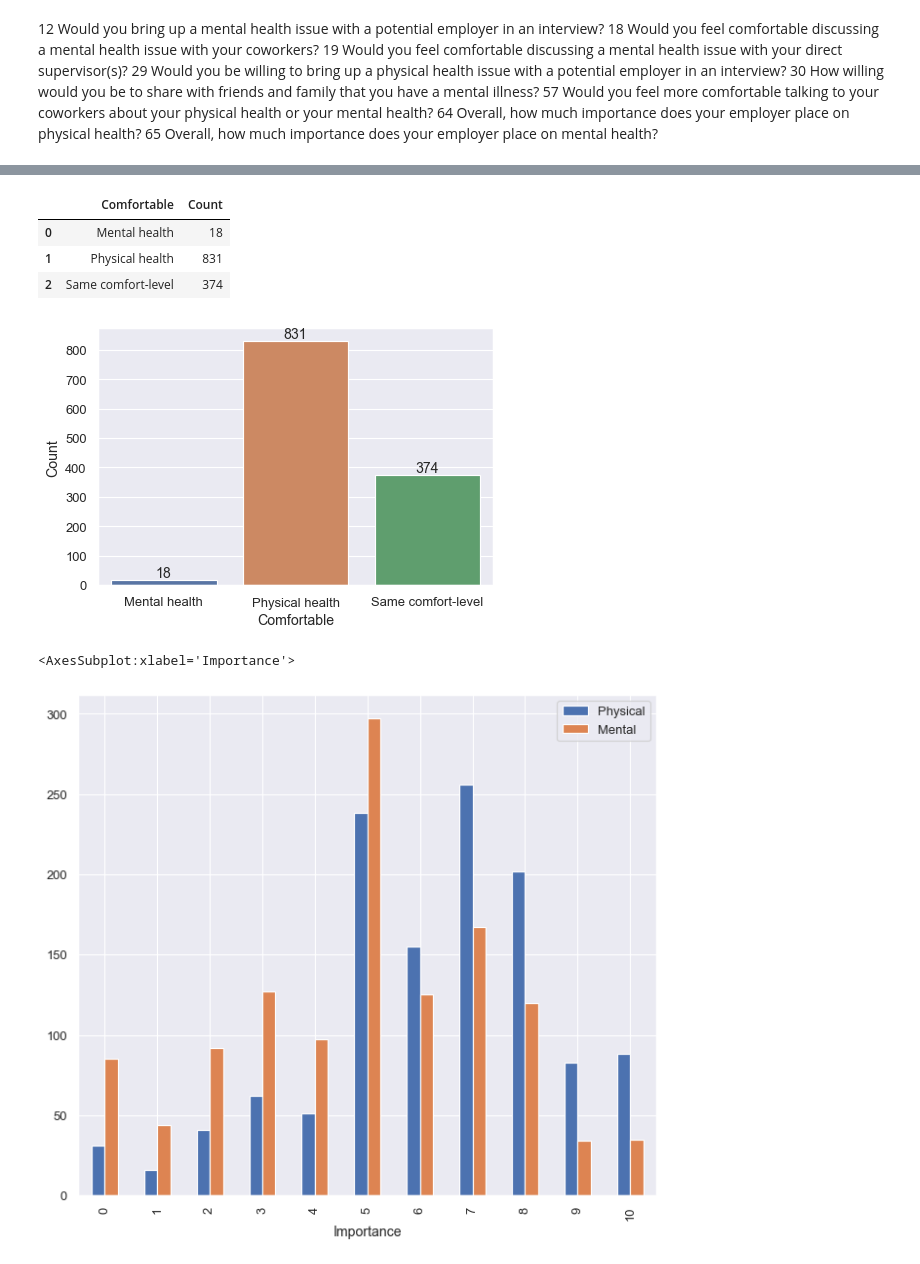
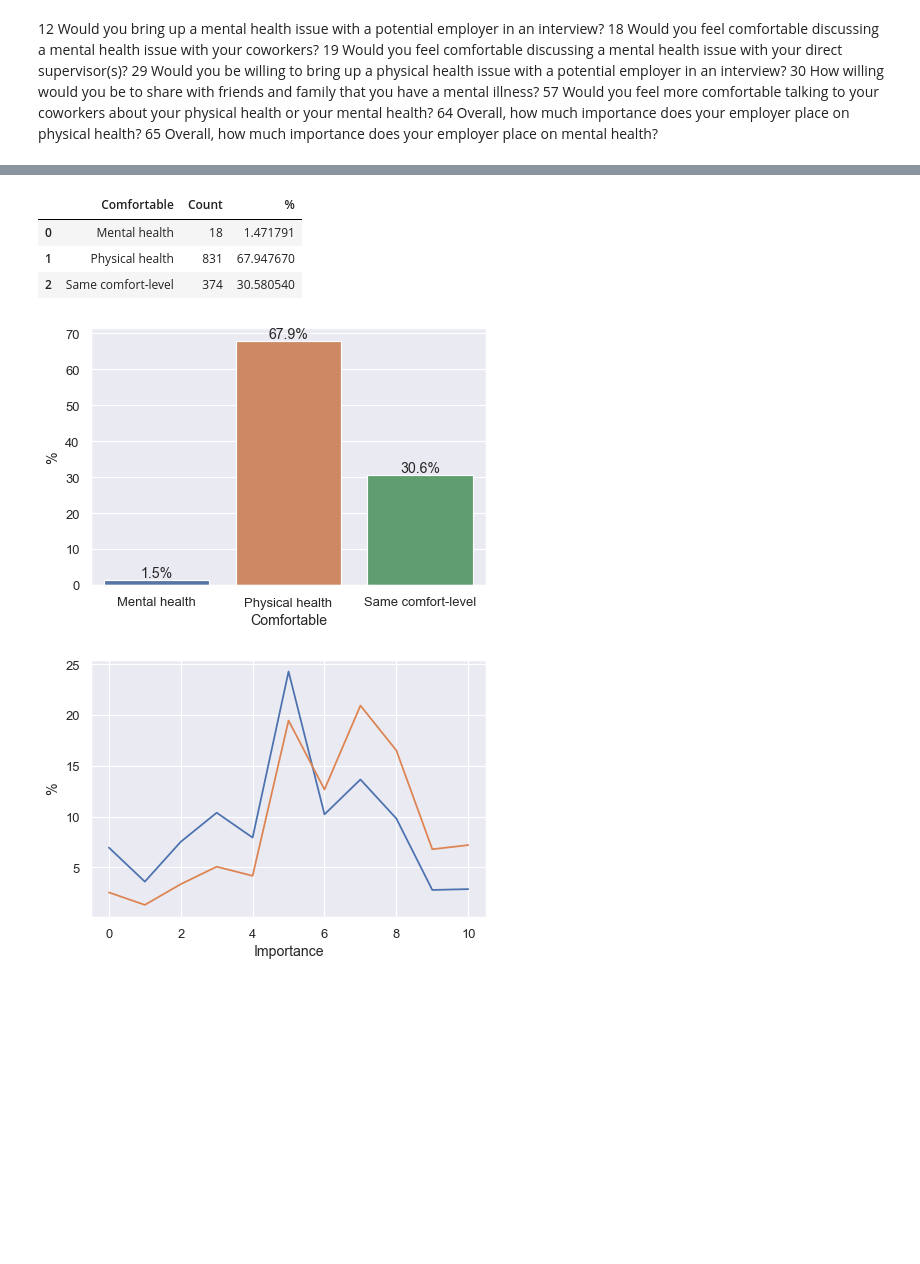
Before and after one commit to Selorikas/mental-health, a Jupyter notebook: mental-health.ipynb, the cells around one changed output, grey strips where cells are left out. Cells and saved outputs as stored; diff of their text form; code cells hidden in the pictures; blank space fills up the shorter version.

```diff
--- a/mental-health.ipynb
+++ b/mental-health.ipynb
@@ -542,35 +562,40 @@ AttributeError: 'Rectangle' object has no property 'index'
 # %%
 q57['Comfortable'] = np.where((q57.Comfortable == 'Same level of comfort for each'), 'Same comfort-level', q57.Comfortable)
 physical_or_mental = q57.groupby('Comfortable').size().reset_index(name='Count')
+physical_or_mental['%'] = append_count_in_percent(physical_or_mental)
 physical_or_mental
 # %% [output]
-|  | Comfortable | Count |
-| 0 | Mental health | 18 |
-| 1 | Physical health | 831 |
-| 2 | Same comfort-level | 374 |
+|  | Comfortable | Count | % |
+| 0 | Mental health | 18 | 1.471791 |
+| 1 | Physical health | 831 | 67.947670 |
+| 2 | Same comfort-level | 374 | 30.580540 |
 # %%
-ax = sns.barplot(x='Comfortable', y='Count', data=physical_or_mental)
+#talking to your Coworker   Diagramm 3
+ax = sns.barplot(x='Comfortable', y='%', data=physical_or_mental)
 
 for container in ax.containers:
-    ax.bar_label(container)
+    ax.bar_label(container, fmt='%.1f%%')
 # %% [output]
-[figure, old version]
+[figure, new version]
 # %%
+# Wie wichtig ist deinem Arbeitgeber die physische und mentale Gesundheit
+
+# hier sind glaub ich auch die Prozentzahlen interessanter und liniendiagramm
+
 q64.Importance = q64.Importance.astype(int)
 importance_physical = q64.groupby('Importance').size().reset_index(name='Physical')
+importance_physical['Physical_in_%'] = append_count_in_percent(importance_physical, count='Physical')
 
 q65.Importance = q65.Importance.astype(int)
 importance_mental = q65.groupby('Importance').size().reset_index(name='Mental')
+importance_mental['%'] = append_count_in_percent(importance_mental, count='Mental')
 
 importance = pd.merge(importance_physical, importance_mental, on='Importance', how='inner')
 
-importance = pd.DataFrame(importance, columns=['Importance', 'Physical', 'Mental'])
-importance.plot(x='Importance', y=['Physical', 'Mental'], kind='bar', figsize=(9, 8))
+importance = pd.DataFrame(importance, columns=['Importance', 'Physical', 'Physical_in_%', 'Mental', '%'])
 
-# ax = sns.barplot(x='Importance', y='Count', data=importance_physical)
-#
-# for container in ax.containers:
-#     ax.bar_label(container)
+fig, ax = plt.subplots()
+ax = sns.lineplot(x='Importance', y='%', data=importance)
+ax1 = sns.lineplot(x='Importance', y='Physical_in_%', data=importance)
 # %% [output]
-<AxesSubplot:xlabel='Importance'>
-[figure, old version]
+[figure, new version]
```
Also changed, not shown: parts of 12 cells of this notebook.
